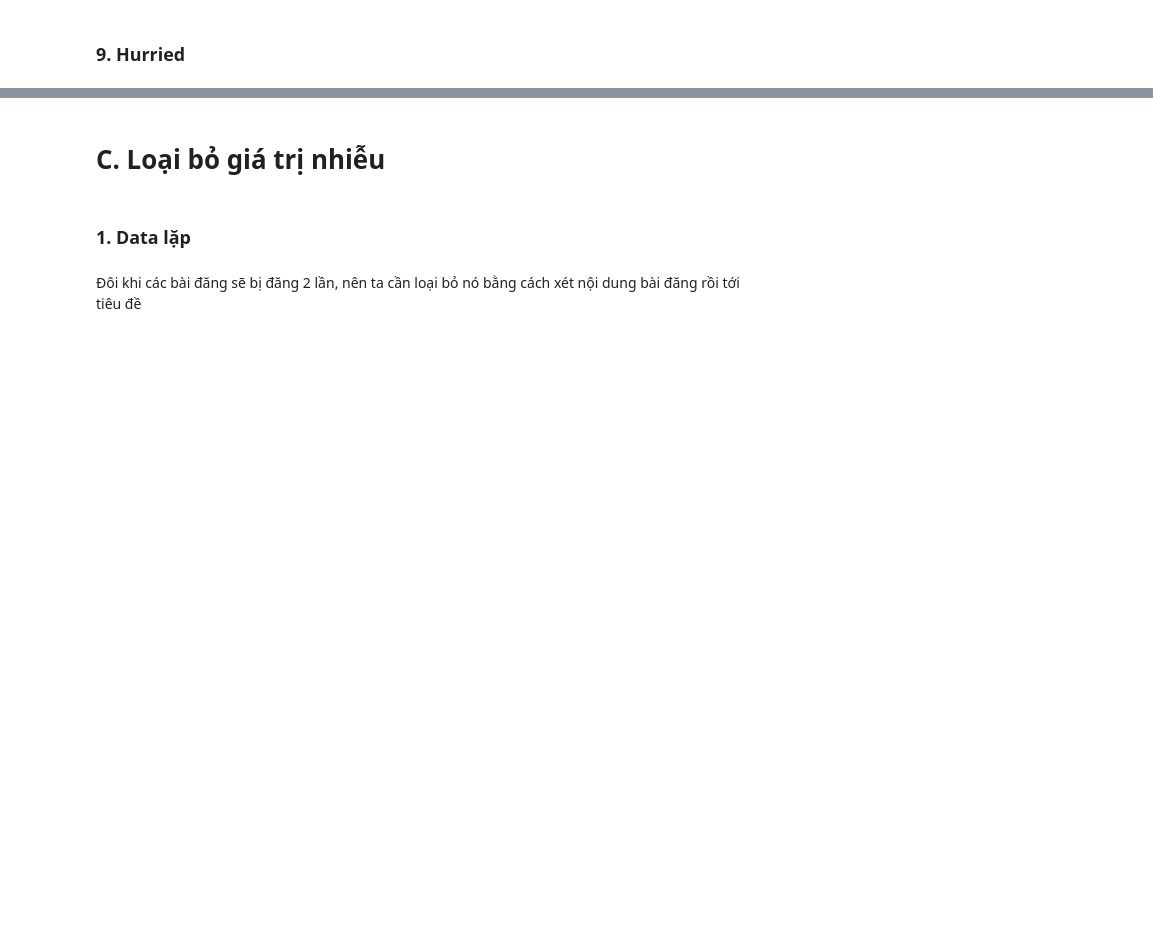
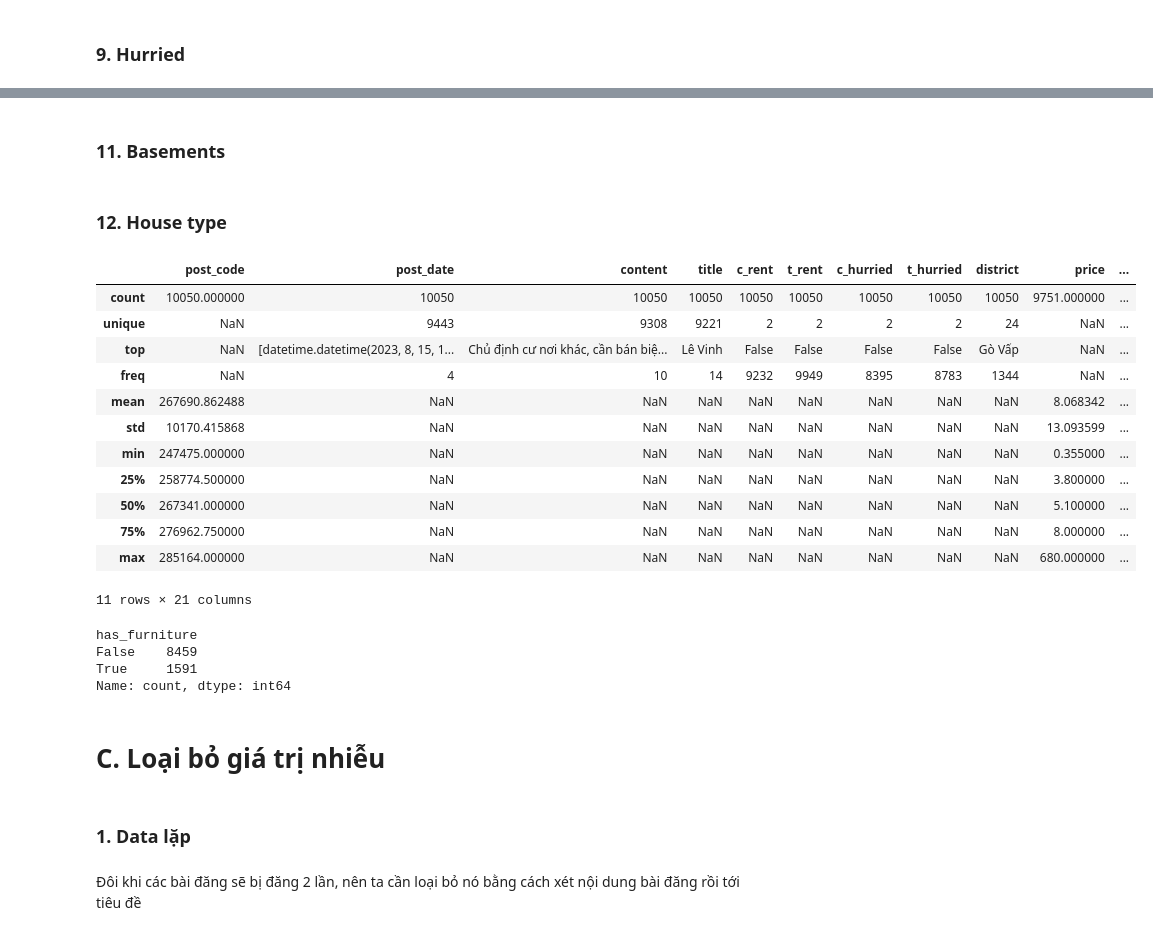
Before and after one commit to tis51T/House-Price-Prediction, a Jupyter notebook: cleaning.ipynb, the cells around one changed output, grey strips where cells are left out. Cells and saved outputs as stored; diff of their text form; code cells hidden in the pictures; blank space fills up the shorter version.

```diff
--- a/cleaning.ipynb
+++ b/cleaning.ipynb
@@ -182,0 +206,2 @@ cleaned_data.head()
+# %% [markdown]
+<h3><b>11. Basements</h3>
@@ -182,0 +214,2 @@ cleaned_data.head()
+# %% [markdown]
+<h3><b>12. House type</h3>
@@ -183,3 +219,26 @@ cleaned_data.head()
+# %%
+cleaned_data.describe(include="all")
+# %% [output]
+|  | post_code | post_date | content | title | c_rent | t_rent | c_hurried | t_hurried | district | price | ... |
+| count | 10050.000000 | 10050 | 10050 | 10050 | 10050 | 10050 | 10050 | 10050 | 10050 | 9751.000000 | ... |
+| unique | NaN | 9443 | 9308 | 9221 | 2 | 2 | 2 | 2 | 24 | NaN | ... |
+| top | NaN | [datetime.datetime(2023, 8, 15, 1... | Chủ định cư nơi khác, cần bán biệ... | Lê Vinh | False | False | False | False | Gò Vấp | NaN | ... |
+| freq | NaN | 4 | 10 | 14 | 9232 | 9949 | 8395 | 8783 | 1344 | NaN | ... |
+| mean | 267690.862488 | NaN | NaN | NaN | NaN | NaN | NaN | NaN | NaN | 8.068342 | ... |
+| std | 10170.415868 | NaN | NaN | NaN | NaN | NaN | NaN | NaN | NaN | 13.093599 | ... |
+| min | 247475.000000 | NaN | NaN | NaN | NaN | NaN | NaN | NaN | NaN | 0.355000 | ... |
+| 25% | 258774.500000 | NaN | NaN | NaN | NaN | NaN | NaN | NaN | NaN | 3.800000 | ... |
+| 50% | 267341.000000 | NaN | NaN | NaN | NaN | NaN | NaN | NaN | NaN | 5.100000 | ... |
+| 75% | 276962.750000 | NaN | NaN | NaN | NaN | NaN | NaN | NaN | NaN | 8.000000 | ... |
+| max | 285164.000000 | NaN | NaN | NaN | NaN | NaN | NaN | NaN | NaN | 680.000000 | ... |
+11 rows × 21 columns
+# %%
+cleaned_data["has_furniture"].value_counts()
+# %% [output]
+has_furniture
+False    8459
+True     1591
+Name: count, dtype: int64
 # %% [markdown]
 <h1><b>C. Loại bỏ giá trị nhiễu</h1>
 # %% [markdown]
```
Also changed, not shown: parts of 16 cells of this notebook, 4 other files.
